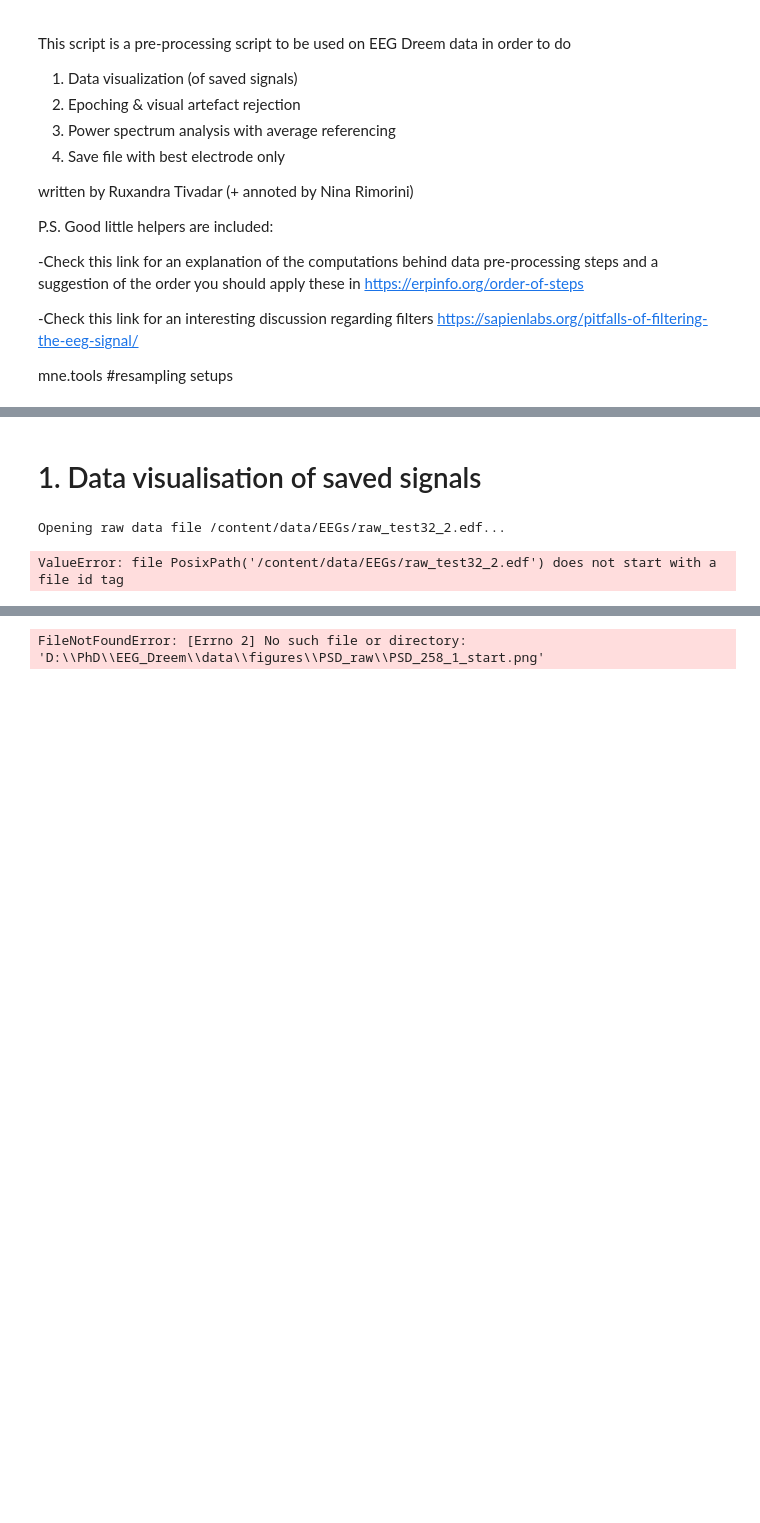
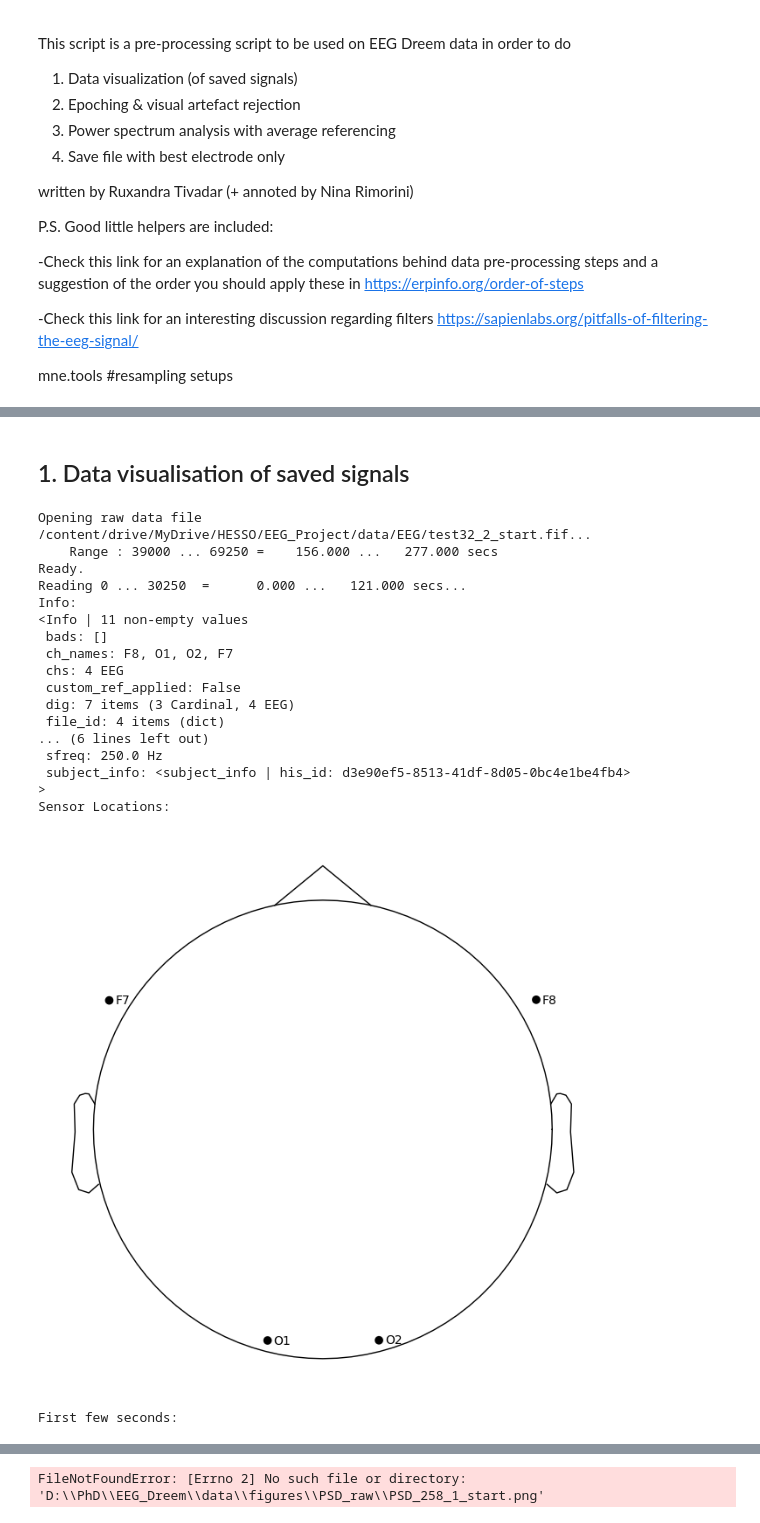
Before and after one commit to tanoManzo/EEG_2025, a Jupyter notebook: Preproc_raws_EEG_Dreem.ipynb, the cells around one changed output, grey strips where cells are left out. Drawn from its saved outputs; the diff is of its cells as text; code cells hidden in the pictures; blank space fills up the shorter version.

```diff
--- a/Preproc_raws_EEG_Dreem.ipynb
+++ b/Preproc_raws_EEG_Dreem.ipynb
@@ -64,25 +64,43 @@ from scipy import signal
 from pycrostates.cluster import ModKMeans
 from pycrostates.preprocessing import extract_gfp_peaks
 # %% [markdown]
-# 1. Data visualisation of saved signals
+## 1. Data visualisation of saved signals
 # %%
 # Open and plot saved files
 
-# 1 = clean file
-view_data = read_raw_fif("/content/data/EEGs/raw_test32_2.edf")
+# 1 = file
+raw_data = read_raw_fif("/content/drive/MyDrive/HESSO/EEG_Project/data/EEG/test32_2_start.fif", preload=True)
 
 # 2 = visualize view_data
 # Print basic info
 print("Info:")
-print(view_data.info)
+print(raw_data.info)
 
 print("Sensor Locations:")
 # Plot sensor locations (if available)
-view_data.plot_sensors(show_names=True)
+raw_data.plot_sensors(show_names=True)
 
 print("First few seconds:")
 # Check first few seconds of the data
-view_data.plot(duration=5, n_channels=4)
+raw_data.plot(duration=10, n_channels=4, scalings={'eeg': 75e-5})
+plt.close()
 # %% [output]
-Opening raw data file /content/data/EEGs/raw_test32_2.edf...
+Opening raw data file /content/drive/MyDrive/HESSO/EEG_Project/data/EEG/test32_2_start.fif...
+    Range : 39000 ... 69250 =    156.000 ...   277.000 secs
+Ready.
+Reading 0 ... 30250  =      0.000 ...   121.000 secs...
+Info:
+<Info | 11 non-empty values
+ bads: []
+ ch_names: F8, O1, O2, F7
+ chs: 4 EEG
+ custom_ref_applied: False
+ dig: 7 items (3 Cardinal, 4 EEG)
+ file_id: 4 items (dict)
+... (6 lines left out)
+ sfreq: 250.0 Hz
+ subject_info: <subject_info | his_id: d3e90ef5-8513-41df-8d05-0bc4e1be4fb4>
+>
+Sensor Locations:
+[figure, added]
-ValueError: file PosixPath('/content/data/EEGs/raw_test32_2.edf') does not start with a file id tag
+First few seconds:
```
Also changed, not shown: parts of 52 cells of this notebook.
